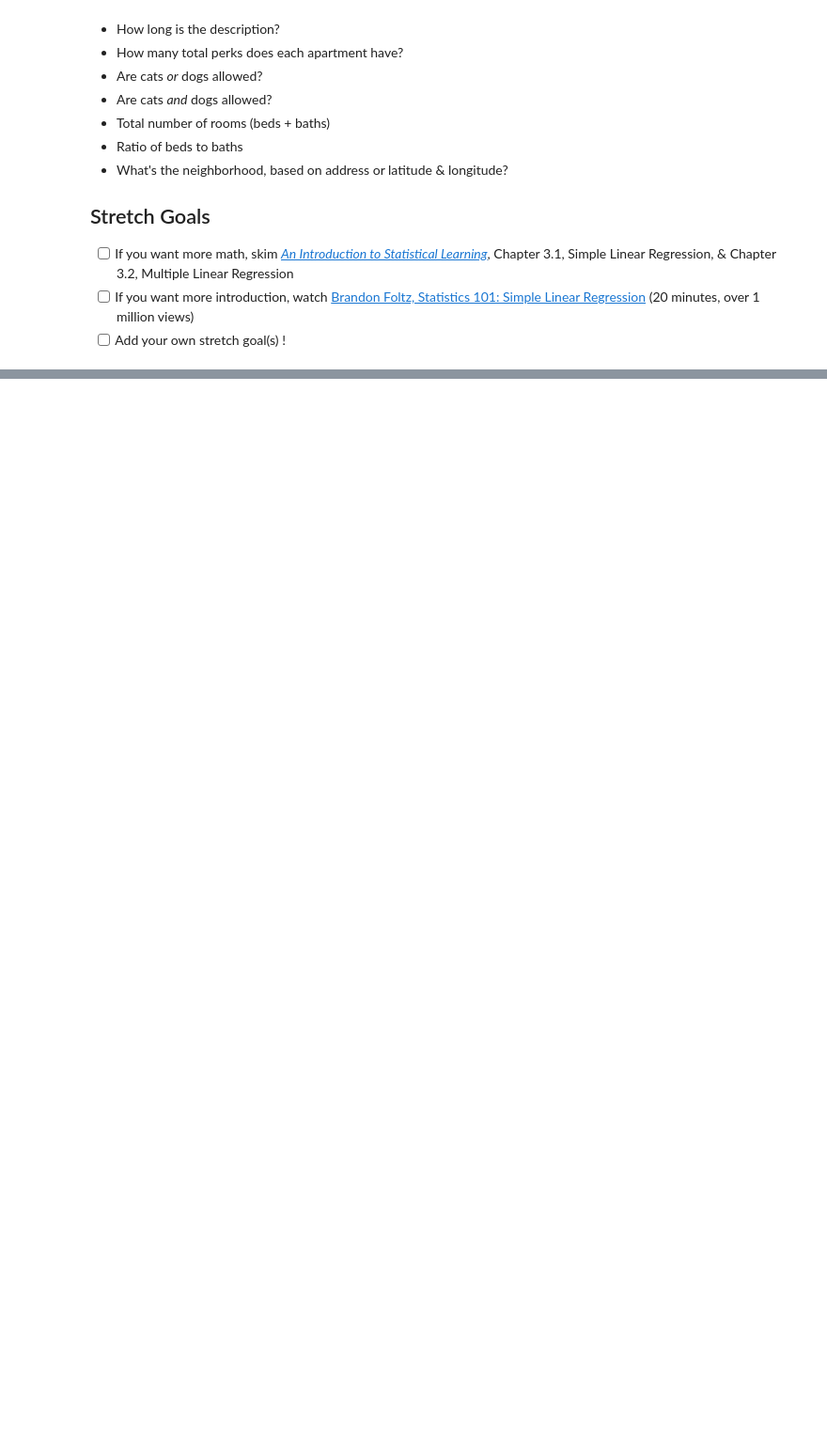
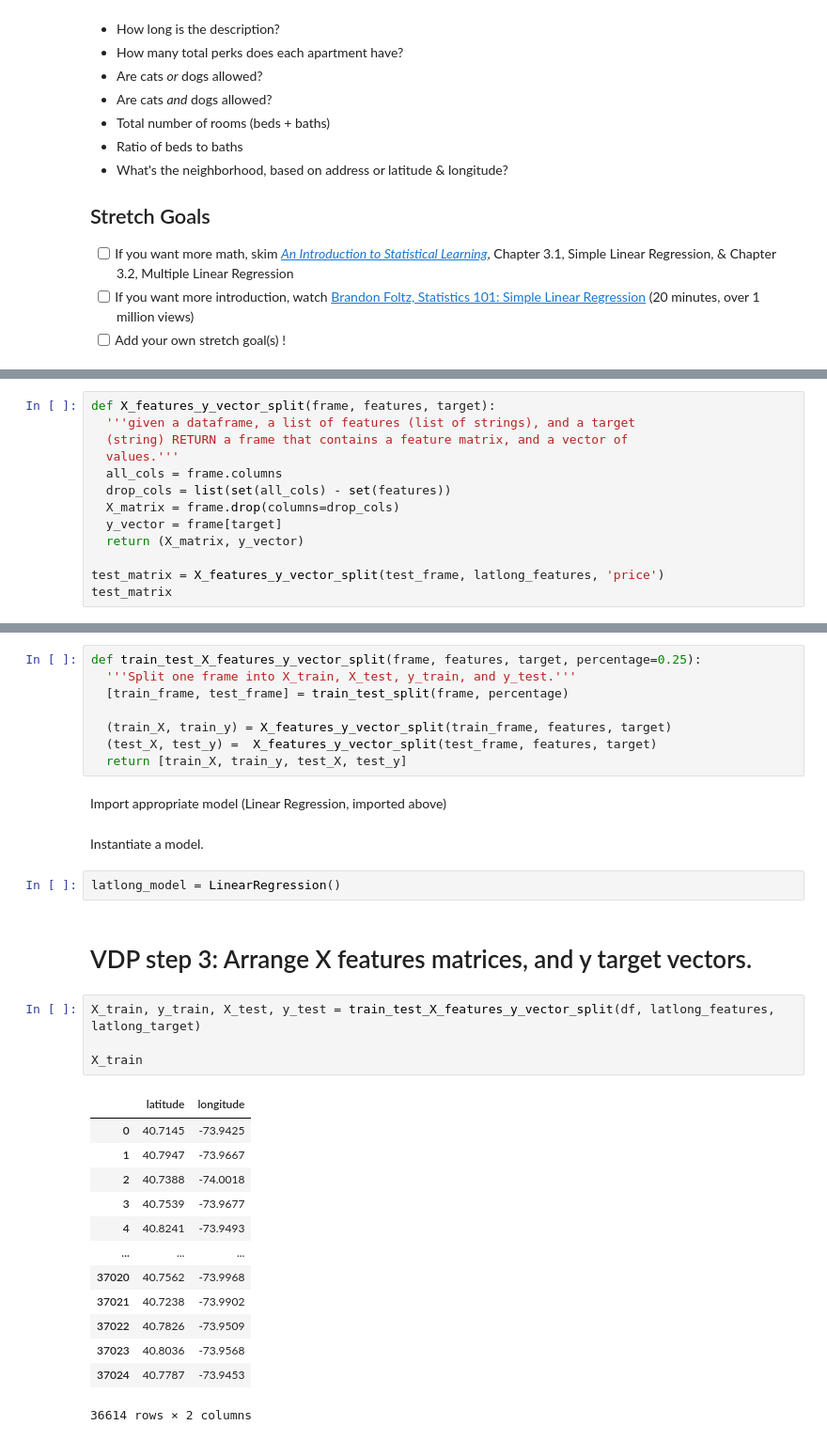
Before and after one commit to gptix/DS-Unit-2-Linear-Models, a Jupyter notebook: Jud_Taylor_assignment_regression_classification_2.ipynb, the cells around one changed output, grey strips where cells are left out. Shown at 94% size. Saved outputs shown, nothing was run; the diff lists cells and outputs as text; blank space fills up the shorter version.

```diff
--- a/Jud_Taylor_assignment_regression_classification_2.ipynb
+++ b/Jud_Taylor_assignment_regression_classification_2.ipynb
@@ -311,0 +341,13 @@ R^2, test: 43.55%
+# %%
+def X_features_y_vector_split(frame, features, target):
+  '''given a dataframe, a list of features (list of strings), and a target
+  (string) RETURN a frame that contains a feature matrix, and a vector of
+  values.'''
+  all_cols = frame.columns
+  drop_cols = list(set(all_cols) - set(features))
+  X_matrix = frame.drop(columns=drop_cols)
+  y_vector = frame[target]
+  return (X_matrix, y_vector)
+
+test_matrix = X_features_y_vector_split(test_frame, latlong_features, 'price')
+test_matrix
@@ -311,0 +372,34 @@ R^2, test: 43.55%
+# %%
+def train_test_X_features_y_vector_split(frame, features, target, percentage=0.25):
+  '''Split one frame into X_train, X_test, y_train, and y_test.'''
+  [train_frame, test_frame] = train_test_split(frame, percentage)
+
+  (train_X, train_y) = X_features_y_vector_split(train_frame, features, target)
+  (test_X, test_y) =  X_features_y_vector_split(test_frame, features, target)
+  return [train_X, train_y, test_X, test_y]
+# %% [markdown]
+Import appropriate model (Linear Regression, imported above)
+# %% [markdown]
+Instantiate a model.
+# %%
+latlong_model = LinearRegression()
+# %% [markdown]
+# VDP step 3: Arrange X features matrices, and y target vectors.
+# %%
+X_train, y_train, X_test, y_test = train_test_X_features_y_vector_split(df, latlong_features, latlong_target)
+
+X_train
+# %% [output]
+|  | latitude | longitude |
+| 0 | 40.7145 | -73.9425 |
+| 1 | 40.7947 | -73.9667 |
+| 2 | 40.7388 | -74.0018 |
+| 3 | 40.7539 | -73.9677 |
+| 4 | 40.8241 | -73.9493 |
+| ... | ... | ... |
+| 37020 | 40.7562 | -73.9968 |
+| 37021 | 40.7238 | -73.9902 |
+| 37022 | 40.7826 | -73.9509 |
+| 37023 | 40.8036 | -73.9568 |
+| 37024 | 40.7787 | -73.9453 |
+36614 rows × 2 columns
```
Also changed, not shown: parts of 10 cells of this notebook.
